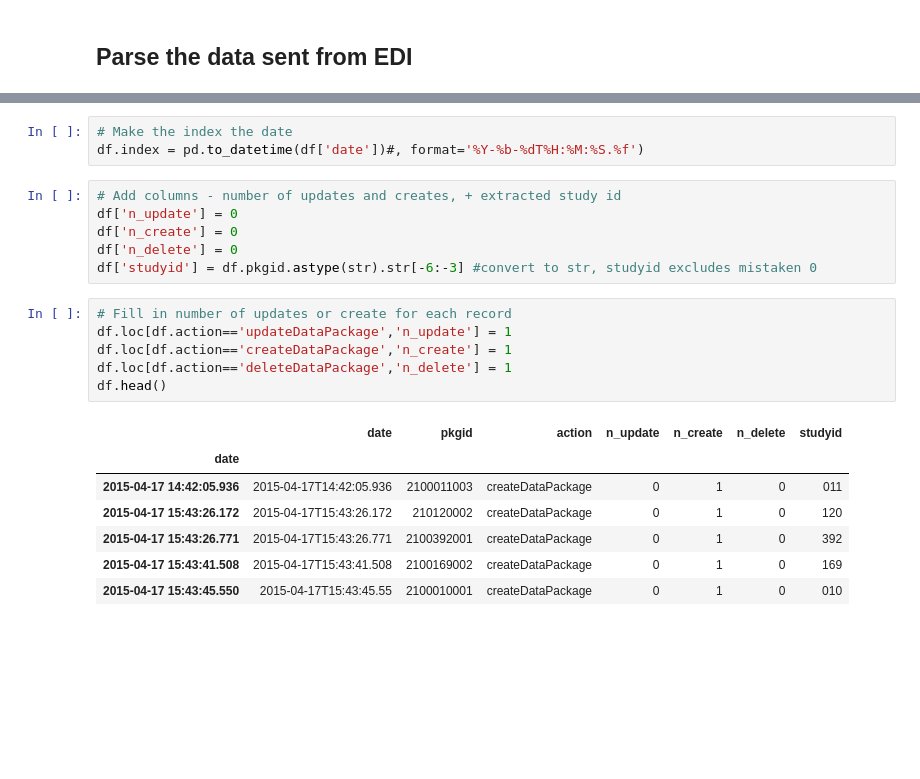
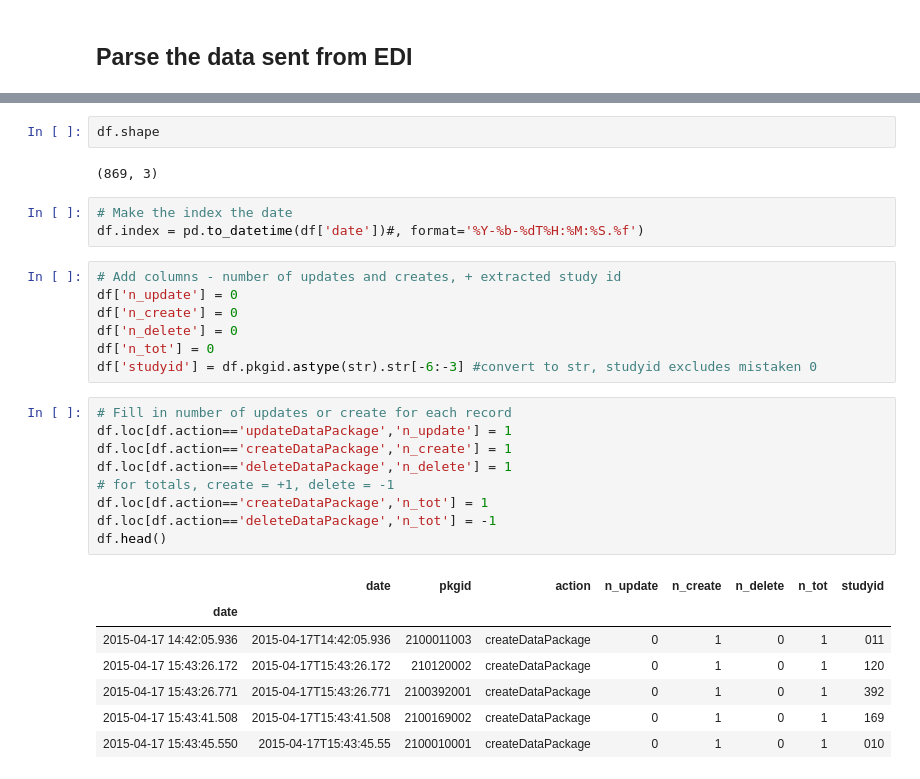
Before and after one commit to jornada-im/diagnostics, a Jupyter notebook: JRN-EDI-diagnostics.ipynb, the cells around one changed output, grey strips where cells are left out. Drawn from its saved outputs; the diff is of its cells as text; blank space fills up the shorter version.

```diff
--- a/JRN-EDI-diagnostics.ipynb
+++ b/JRN-EDI-diagnostics.ipynb
@@ -149,3 +150,7 @@ df.tail()
+# %%
+df.shape
+# %% [output]
+(869, 3)
 # %%
 # Make the index the date
 df.index = pd.to_datetime(df['date'])#, format='%Y-%b-%dT%H:%M:%S.%f')
@@ -154,18 +159,22 @@ df.index = pd.to_datetime(df['date'])#, format='%Y-%b-%dT%H:%M:%S.%f')
 df['n_update'] = 0
 df['n_create'] = 0
 df['n_delete'] = 0
+df['n_tot'] = 0
 df['studyid'] = df.pkgid.astype(str).str[-6:-3] #convert to str, studyid excludes mistaken 0
 # %%
 # Fill in number of updates or create for each record
 df.loc[df.action=='updateDataPackage','n_update'] = 1
 df.loc[df.action=='createDataPackage','n_create'] = 1
 df.loc[df.action=='deleteDataPackage','n_delete'] = 1
+# for totals, create = +1, delete = -1
+df.loc[df.action=='createDataPackage','n_tot'] = 1
+df.loc[df.action=='deleteDataPackage','n_tot'] = -1
 df.head()
 # %% [output]
-|  | date | pkgid | action | n_update | n_create | n_delete | studyid |
-| date |  |  |  |  |  |  |  |
-| 2015-04-17 14:42:05.936 | 2015-04-17T14:42:05.936 | 2100011003 | createDataPackage | 0 | 1 | 0 | 011 |
-| 2015-04-17 15:43:26.172 | 2015-04-17T15:43:26.172 | 210120002 | createDataPackage | 0 | 1 | 0 | 120 |
-| 2015-04-17 15:43:26.771 | 2015-04-17T15:43:26.771 | 2100392001 | createDataPackage | 0 | 1 | 0 | 392 |
-| 2015-04-17 15:43:41.508 | 2015-04-17T15:43:41.508 | 2100169002 | createDataPackage | 0 | 1 | 0 | 169 |
-| 2015-04-17 15:43:45.550 | 2015-04-17T15:43:45.55 | 2100010001 | createDataPackage | 0 | 1 | 0 | 010 |
+|  | date | pkgid | action | n_update | n_create | n_delete | n_tot | studyid |
+| date |  |  |  |  |  |  |  |  |
+| 2015-04-17 14:42:05.936 | 2015-04-17T14:42:05.936 | 2100011003 | createDataPackage | 0 | 1 | 0 | 1 | 011 |
+| 2015-04-17 15:43:26.172 | 2015-04-17T15:43:26.172 | 210120002 | createDataPackage | 0 | 1 | 0 | 1 | 120 |
+| 2015-04-17 15:43:26.771 | 2015-04-17T15:43:26.771 | 2100392001 | createDataPackage | 0 | 1 | 0 | 1 | 392 |
+| 2015-04-17 15:43:41.508 | 2015-04-17T15:43:41.508 | 2100169002 | createDataPackage | 0 | 1 | 0 | 1 | 169 |
+| 2015-04-17 15:43:45.550 | 2015-04-17T15:43:45.55 | 2100010001 | createDataPackage | 0 | 1 | 0 | 1 | 010 |
```
Also changed, not shown: parts of 29 cells of this notebook.
